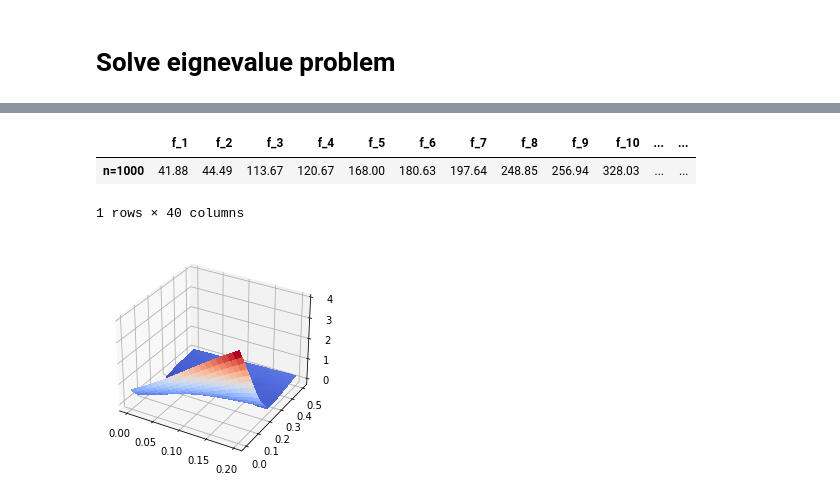
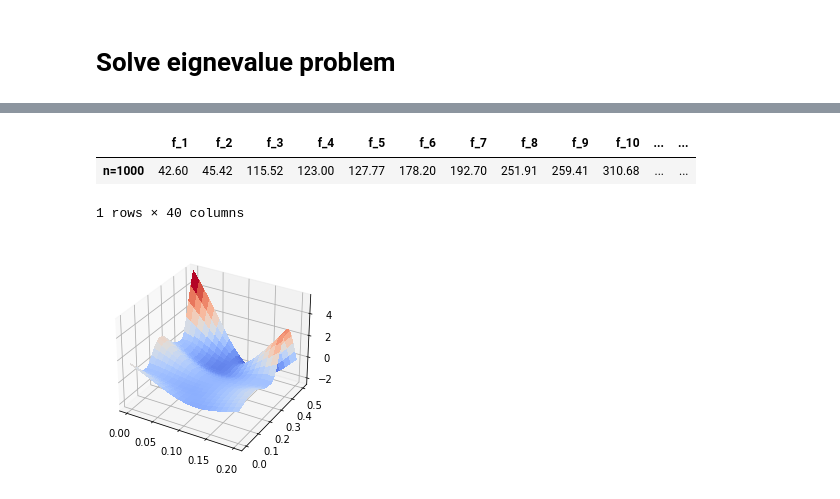
Before and after one commit to lucas-schroeder/Master_program_UFSC, a Jupyter notebook: VA/work2/FEM_Plate_lucas_schroeder.ipynb, the cells around one changed output, grey strips where cells are left out. Drawn from its saved outputs; the diff is of its cells as text; code cells hidden in the pictures.

```diff
--- a/VA/work2/FEM_Plate_lucas_schroeder.ipynb
+++ b/VA/work2/FEM_Plate_lucas_schroeder.ipynb
@@ -246,14 +246,17 @@ for r in regions.values():
 for node in fixed_nodes:
     fixed_dof += node_dof.loc[node].tolist()
 
+# Ordering the fixed degrees of fredom to removem from [K] and [M]
+idx = np.array(fixed_dof).argsort()
+fixed_dof = np.array(fixed_dof)[idx].tolist()
+
 M_backup = M.copy()
 K_backup = K.copy()
-# Removing fixed DoF from the matrices
-for j in range(1, len(fixed_dof)+1):
-    M = np.delete(M, fixed_dof[j-1]-j, axis=1)
-    M = np.delete(M, fixed_dof[j-1]-j, axis=0)
-    K = np.delete(K, fixed_dof[j-1]-j, axis=1)
-    K = np.delete(K, fixed_dof[j-1]-j, axis=0)
+
+M = np.delete(M, np.asarray(fixed_dof)-1, axis=1)
+M = np.delete(M, np.asarray(fixed_dof)-1, axis=0)
+K = np.delete(K, np.asarray(fixed_dof)-1, axis=1)
+K = np.delete(K, np.asarray(fixed_dof)-1, axis=0)
 # %%
 plt.figure(figsize=(30/5,50/5))
 plt.scatter(x=node_coor['x'], y=node_coor['y'], label="Free node")
@@ -328,20 +330,20 @@ pd.options.display.float_format = "{:.2f}".format
 pd.DataFrame(data=[resultados[n_b]['fn'] for n_b in n], index=[f"n={i}" for i in n], columns=[f"f_{j}" for j in range(1, len(resultados[n.max()]['fn'])+1)])
 # %% [output]
 |  | f_1 | f_2 | f_3 | f_4 | f_5 | f_6 | f_7 | f_8 | f_9 | f_10 | ... | ... |
-| n=1000 | 41.88 | 44.49 | 113.67 | 120.67 | 168.00 | 180.63 | 197.64 | 248.85 | 256.94 | 328.03 | ... | ... |
+| n=1000 | 42.60 | 45.42 | 115.52 | 123.00 | 127.77 | 178.20 | 192.70 | 251.91 | 259.41 | 310.68 | ... | ... |
 1 rows × 40 columns
 # %%
-mode1 = resultados[nElements]['V'][:,0].reshape((nNodesY, nNodesX))
+mode1 = resultados[nElements]['V'][:,8].reshape((nNodesY, nNodesX))
 
 x = np.linspace(0, L, nNodesX)
 y = np.linspace(0, H, nNodesY)
 
 X, Y = np.meshgrid(x, y)
 Z = mode1
 
 fig, ax = plt.subplots(subplot_kw={"projection": "3d"})
 surf = ax.plot_surface(X, Y, Z, cmap=cm.coolwarm, linewidth=0, antialiased=False)
 plt.show()
 # %% [output]
-[figure, old version]
+[figure, new version]
 # %%
```
Also changed, not shown: parts of 3 cells of this notebook, 2 other files.
